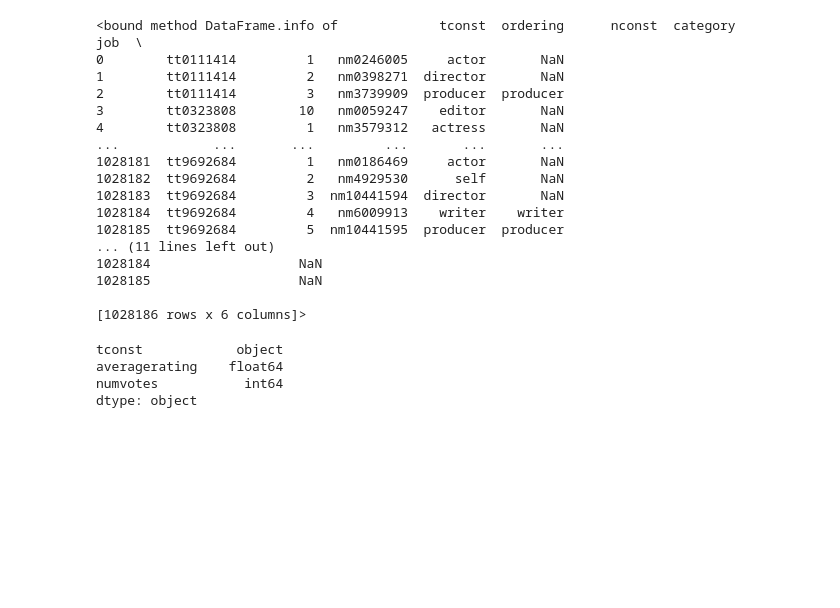
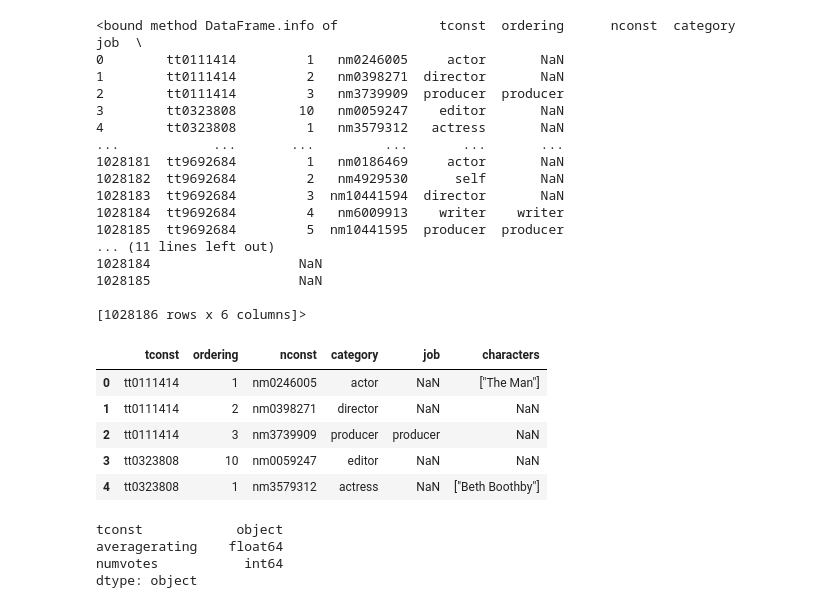
Before and after one commit to jameswcoquat/dsc-mod-1-project-v2-1-online-ds-sp-000, a Jupyter notebook: student.ipynb, the cells around one changed output. Saved outputs shown, nothing was run; the diff lists cells and outputs as text; code cells hidden in the pictures; blank space fills up the shorter version.

```diff
--- a/student.ipynb
+++ b/student.ipynb
@@ -357,7 +353,7 @@ dtype: object
 
 [146144 rows x 3 columns]>
 # %%
-imprin = pd.read_csv(r'C:/Users/jayco/flatiron/Mod1FinalProject/dsc-mod-1-project-v2-1-online-ds-sp-000/zippedData/imdb.title.principals.csv.gz')
+imprin = pd.read_csv(r'zippedData/imdb.title.principals.csv.gz')
 imprin[imprin.duplicated()]
 print(imprin.dtypes)
 imprin.info
@@ -386,4 +382,13 @@ dtype: object
 1028185                   NaN
 
 [1028186 rows x 6 columns]>
+# %%
+imprin.head()
+# %% [output]
+|  | tconst | ordering | nconst | category | job | characters |
+| 0 | tt0111414 | 1 | nm0246005 | actor | NaN | ["The Man"] |
+| 1 | tt0111414 | 2 | nm0398271 | director | NaN | NaN |
+| 2 | tt0111414 | 3 | nm3739909 | producer | producer | NaN |
+| 3 | tt0323808 | 10 | nm0059247 | editor | NaN | NaN |
+| 4 | tt0323808 | 1 | nm3579312 | actress | NaN | ["Beth Boothby"] |
 # %%
```
Also changed, not shown: parts of 16 cells of this notebook.
